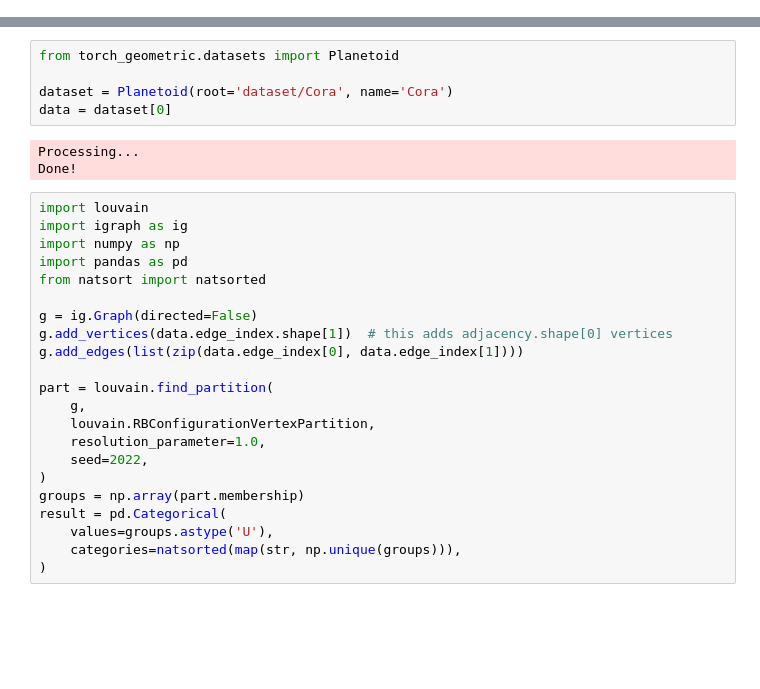
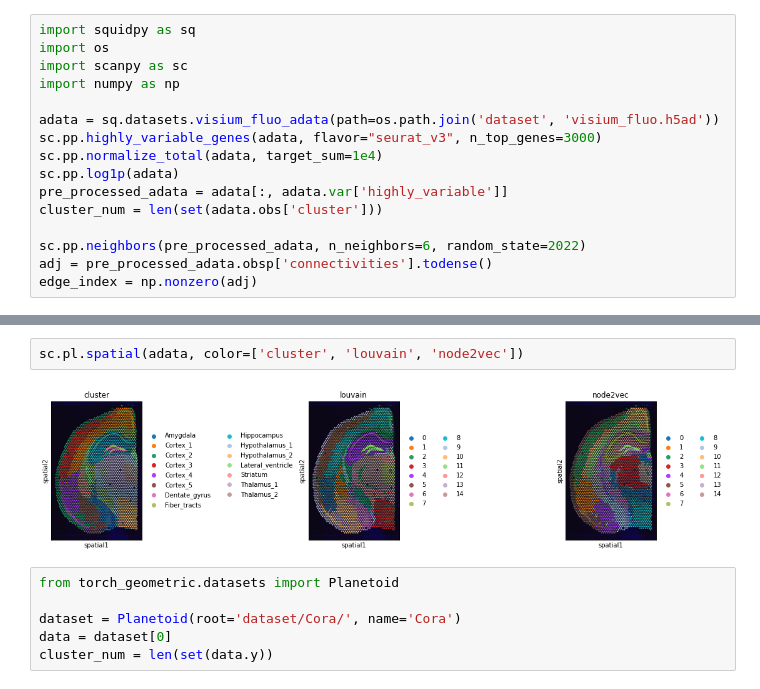
Before and after one commit to hannshu/st_clustering, a Jupyter notebook: node2vec_louvain.ipynb, the cells around one changed output, grey strips where cells are left out. Saved outputs shown, nothing was run; the diff lists cells and outputs as text; blank space fills up the shorter version.

```diff
--- a/node2vec_louvain.ipynb
+++ b/node2vec_louvain.ipynb
@@ -0,0 +1,16 @@
+# %%
+import squidpy as sq
+import os
+import scanpy as sc
+import numpy as np
+
+adata = sq.datasets.visium_fluo_adata(path=os.path.join('dataset', 'visium_fluo.h5ad'))
+sc.pp.highly_variable_genes(adata, flavor="seurat_v3", n_top_genes=3000)
+sc.pp.normalize_total(adata, target_sum=1e4)
+sc.pp.log1p(adata)
+pre_processed_adata = adata[:, adata.var['highly_variable']]
+cluster_num = len(set(adata.obs['cluster']))
+
+sc.pp.neighbors(pre_processed_adata, n_neighbors=6, random_state=2022)
+adj = pre_processed_adata.obsp['connectivities'].todense()
+edge_index = np.nonzero(adj)
@@ -1,30 +140,10 @@
+# %%
+sc.pl.spatial(adata, color=['cluster', 'louvain', 'node2vec'])
+# %% [output]
+[figure, added]
 # %%
 from torch_geometric.datasets import Planetoid
 
-dataset = Planetoid(root='dataset/Cora', name='Cora')
+dataset = Planetoid(root='dataset/Cora/', name='Cora')
 data = dataset[0]
+cluster_num = len(set(data.y))
-# %% [output]
-Processing...
-Done!
-# %%
-import louvain
-import igraph as ig
-import numpy as np
-import pandas as pd
-from natsort import natsorted
-
-g = ig.Graph(directed=False)
-g.add_vertices(data.edge_index.shape[1])  # this adds adjacency.shape[0] vertices
-g.add_edges(list(zip(data.edge_index[0], data.edge_index[1])))
-
-part = louvain.find_partition(
-    g,
-    louvain.RBConfigurationVertexPartition,
-    resolution_parameter=1.0,
-    seed=2022,
-)
-groups = np.array(part.membership)
-result = pd.Categorical(
-    values=groups.astype('U'),
-    categories=natsorted(map(str, np.unique(groups))),
-)
```
Also changed, not shown: parts of 7 cells of this notebook.
